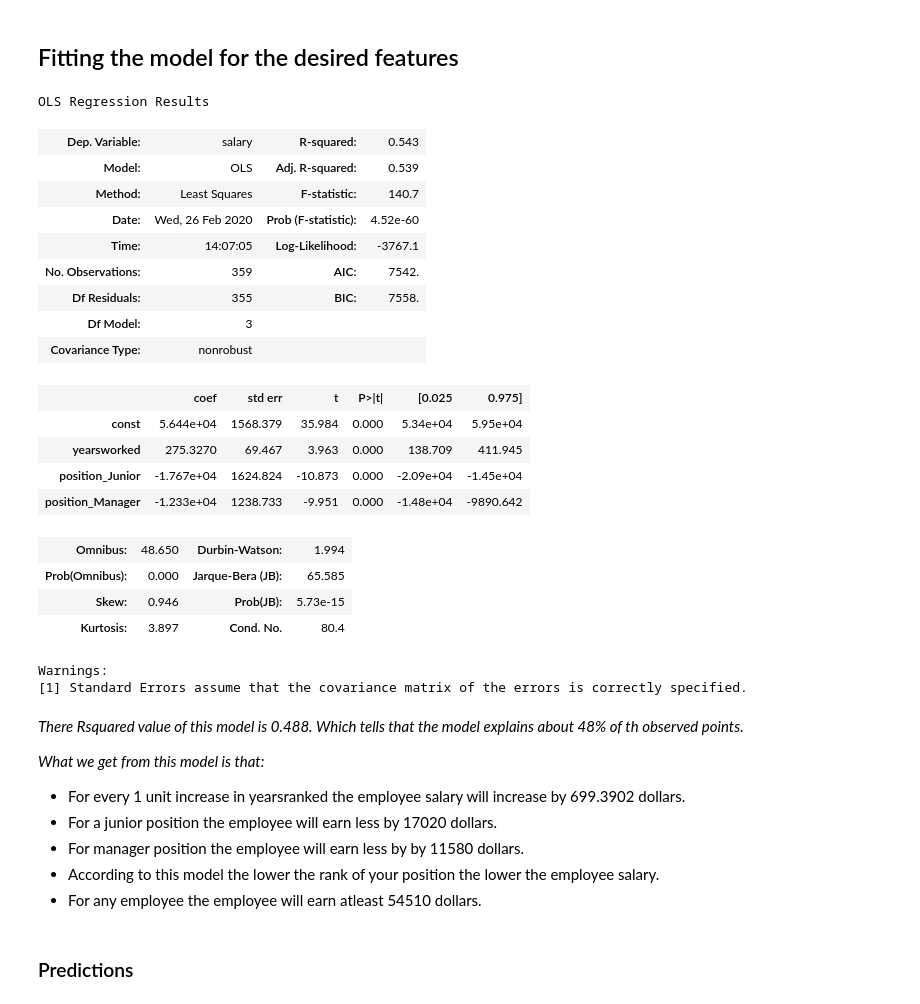
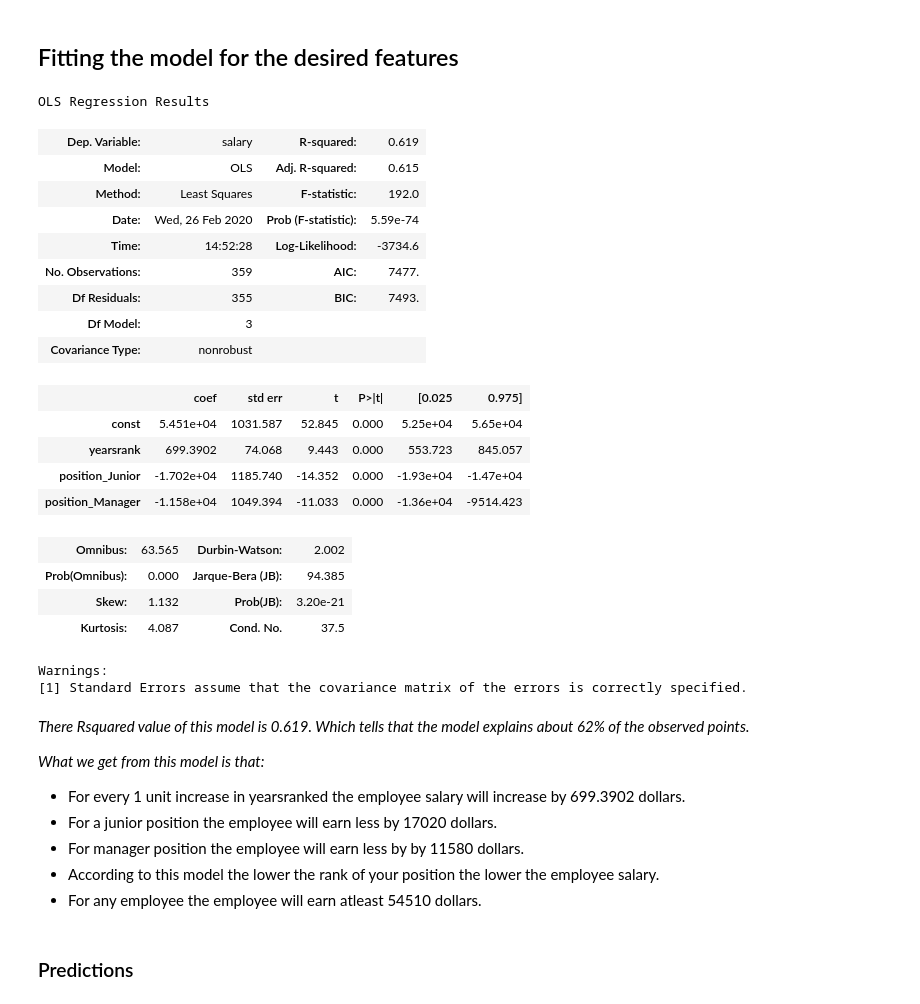
Before and after one commit to LeboSeribe/Multivariate-Regression, a Jupyter notebook: Multivariate.ipynb, the cells around one changed output. Drawn from its saved outputs; the diff is of its cells as text; code cells hidden in the pictures.

```diff
--- a/Multivariate.ipynb
+++ b/Multivariate.ipynb
@@ -342,34 +342,34 @@ Warnings:
 # %% [markdown]
 ## Fitting the model for the desired features
 # %%
-x_train3 = x_train1[['yearsworked','position_Junior','position_Manager']]
+x_train3 = x_train1[['yearsrank','position_Junior','position_Manager']]
 x_train3 = sm.add_constant(x_train3)
 model2 = sm.OLS(y_train,x_train3).fit()
 model2.summary()
 # %% [output]
 OLS Regression Results
-| Dep. Variable: | salary | R-squared: | 0.543 |
-| Model: | OLS | Adj. R-squared: | 0.539 |
-| Method: | Least Squares | F-statistic: | 140.7 |
-| Date: | Wed, 26 Feb 2020 | Prob (F-statistic): | 4.52e-60 |
-| Time: | 14:07:05 | Log-Likelihood: | -3767.1 |
-| No. Observations: | 359 | AIC: | 7542. |
-| Df Residuals: | 355 | BIC: | 7558. |
+| Dep. Variable: | salary | R-squared: | 0.619 |
+| Model: | OLS | Adj. R-squared: | 0.615 |
+| Method: | Least Squares | F-statistic: | 192.0 |
+| Date: | Wed, 26 Feb 2020 | Prob (F-statistic): | 5.59e-74 |
+| Time: | 14:52:28 | Log-Likelihood: | -3734.6 |
+| No. Observations: | 359 | AIC: | 7477. |
+| Df Residuals: | 355 | BIC: | 7493. |
 | Df Model: | 3 |  |  |
 | Covariance Type: | nonrobust |  |  |
 |  | coef | std err | t | P>|t| | [0.025 | 0.975] |
-| const | 5.644e+04 | 1568.379 | 35.984 | 0.000 | 5.34e+04 | 5.95e+04 |
-| yearsworked | 275.3270 | 69.467 | 3.963 | 0.000 | 138.709 | 411.945 |
-| position_Junior | -1.767e+04 | 1624.824 | -10.873 | 0.000 | -2.09e+04 | -1.45e+04 |
-| position_Manager | -1.233e+04 | 1238.733 | -9.951 | 0.000 | -1.48e+04 | -9890.642 |
+| const | 5.451e+04 | 1031.587 | 52.845 | 0.000 | 5.25e+04 | 5.65e+04 |
+| yearsrank | 699.3902 | 74.068 | 9.443 | 0.000 | 553.723 | 845.057 |
+| position_Junior | -1.702e+04 | 1185.740 | -14.352 | 0.000 | -1.93e+04 | -1.47e+04 |
+| position_Manager | -1.158e+04 | 1049.394 | -11.033 | 0.000 | -1.36e+04 | -9514.423 |
-| Omnibus: | 48.650 | Durbin-Watson: | 1.994 |
-| Prob(Omnibus): | 0.000 | Jarque-Bera (JB): | 65.585 |
-| Skew: | 0.946 | Prob(JB): | 5.73e-15 |
-| Kurtosis: | 3.897 | Cond. No. | 80.4 |
+| Omnibus: | 63.565 | Durbin-Watson: | 2.002 |
+| Prob(Omnibus): | 0.000 | Jarque-Bera (JB): | 94.385 |
+| Skew: | 1.132 | Prob(JB): | 3.20e-21 |
+| Kurtosis: | 4.087 | Cond. No. | 37.5 |
 Warnings:
 [1] Standard Errors assume that the covariance matrix of the errors is correctly specified.
 # %% [markdown]
-*There Rsquared value of this model is 0.488. Which tells that the model explains about 48% of th observed points.*
+*There Rsquared value of this model is 0.619. Which tells that the model explains about 62% of the observed points.*
 
 
 *What we get from this model is that:*
```
Also changed, not shown: parts of 8 cells of this notebook.
